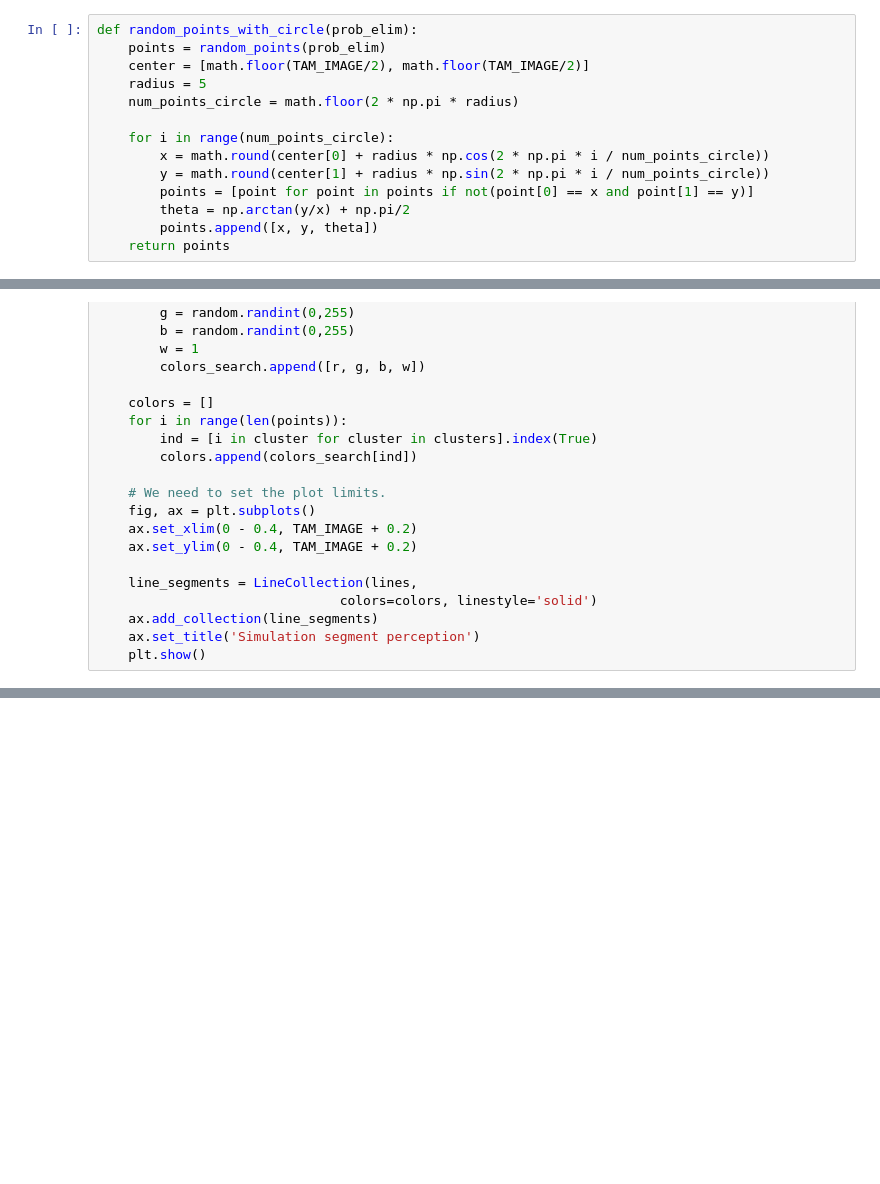
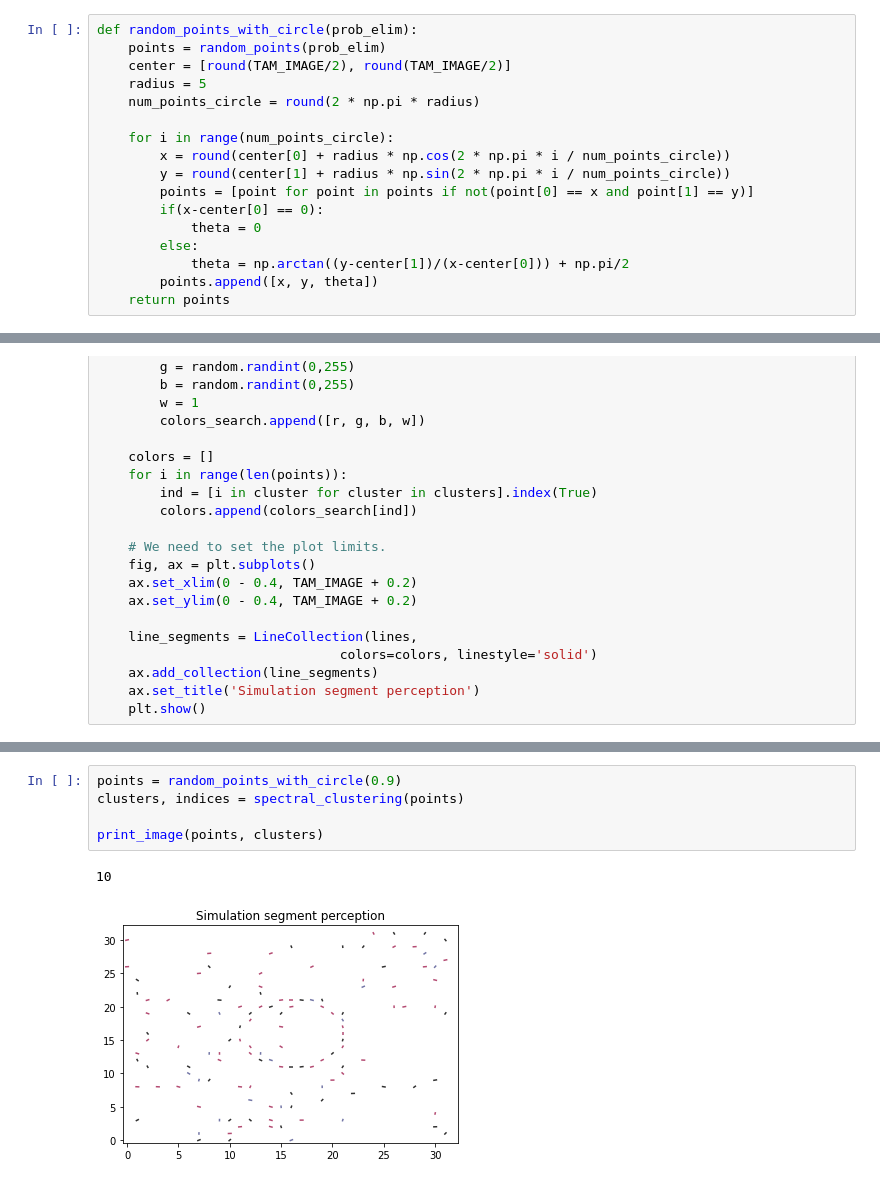
Before and after one commit to Zombor00/TFG_Math_Simulation, a Jupyter notebook: sim.ipynb, the cells around one changed output, grey strips where cells are left out. Drawn from its saved outputs; the diff is of its cells as text; blank space fills up the shorter version.

Commit message:
Circle sim added

```diff
--- a/sim.ipynb
+++ b/sim.ipynb
@@ -60,15 +60,18 @@ def random_points_with_diagonal(prob_elim):
 # %%
 def random_points_with_circle(prob_elim):
     points = random_points(prob_elim)
-    center = [math.floor(TAM_IMAGE/2), math.floor(TAM_IMAGE/2)]
+    center = [round(TAM_IMAGE/2), round(TAM_IMAGE/2)]
     radius = 5
-    num_points_circle = math.floor(2 * np.pi * radius)
+    num_points_circle = round(2 * np.pi * radius)
 
     for i in range(num_points_circle):
-        x = math.round(center[0] + radius * np.cos(2 * np.pi * i / num_points_circle))
-        y = math.round(center[1] + radius * np.sin(2 * np.pi * i / num_points_circle))
+        x = round(center[0] + radius * np.cos(2 * np.pi * i / num_points_circle))
+        y = round(center[1] + radius * np.sin(2 * np.pi * i / num_points_circle))
         points = [point for point in points if not(point[0] == x and point[1] == y)]
-        theta = np.arctan(y/x) + np.pi/2
+        if(x-center[0] == 0):
+            theta = 0
+        else:
+            theta = np.arctan((y-center[1])/(x-center[0])) + np.pi/2
         points.append([x, y, theta])
     return points
 # %%
@@ -164,0 +190,8 @@ print_image(points, clusters)
+# %%
+points = random_points_with_circle(0.9)
+clusters, indices = spectral_clustering(points)
+
+print_image(points, clusters)
+# %% [output]
+10
+[figure, added]
```
Also changed, not shown: parts of 4 cells of this notebook.
